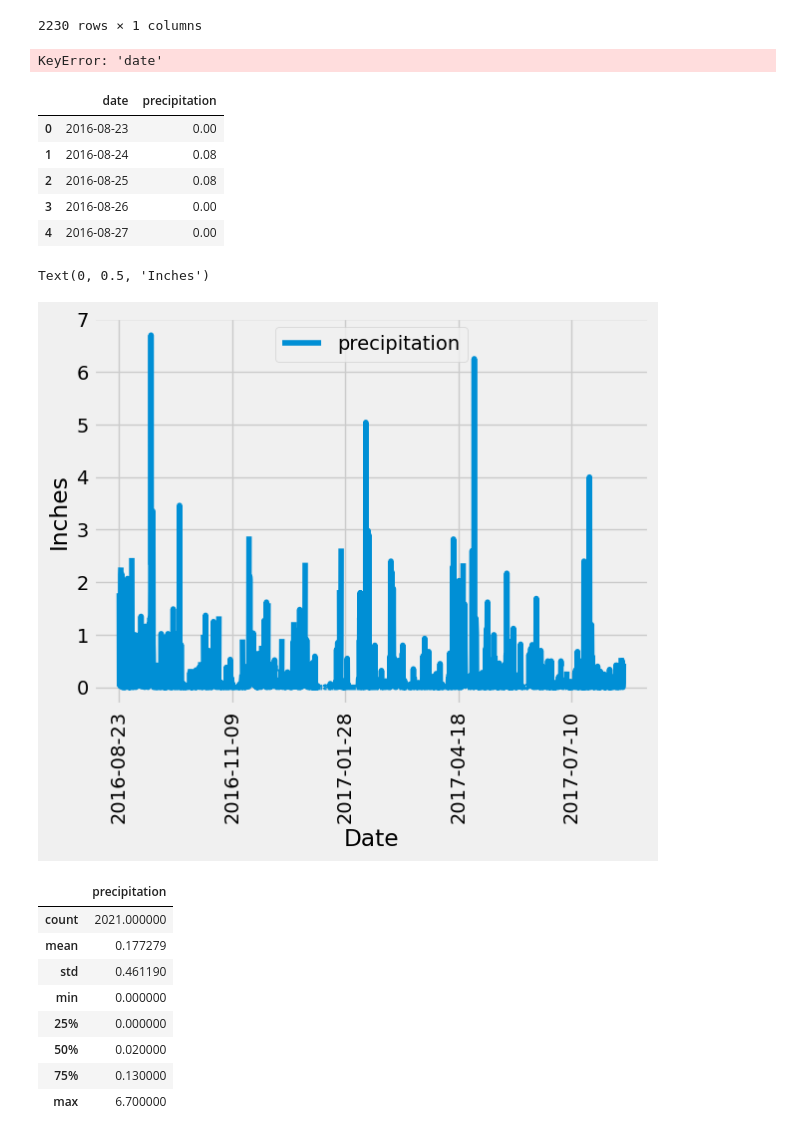
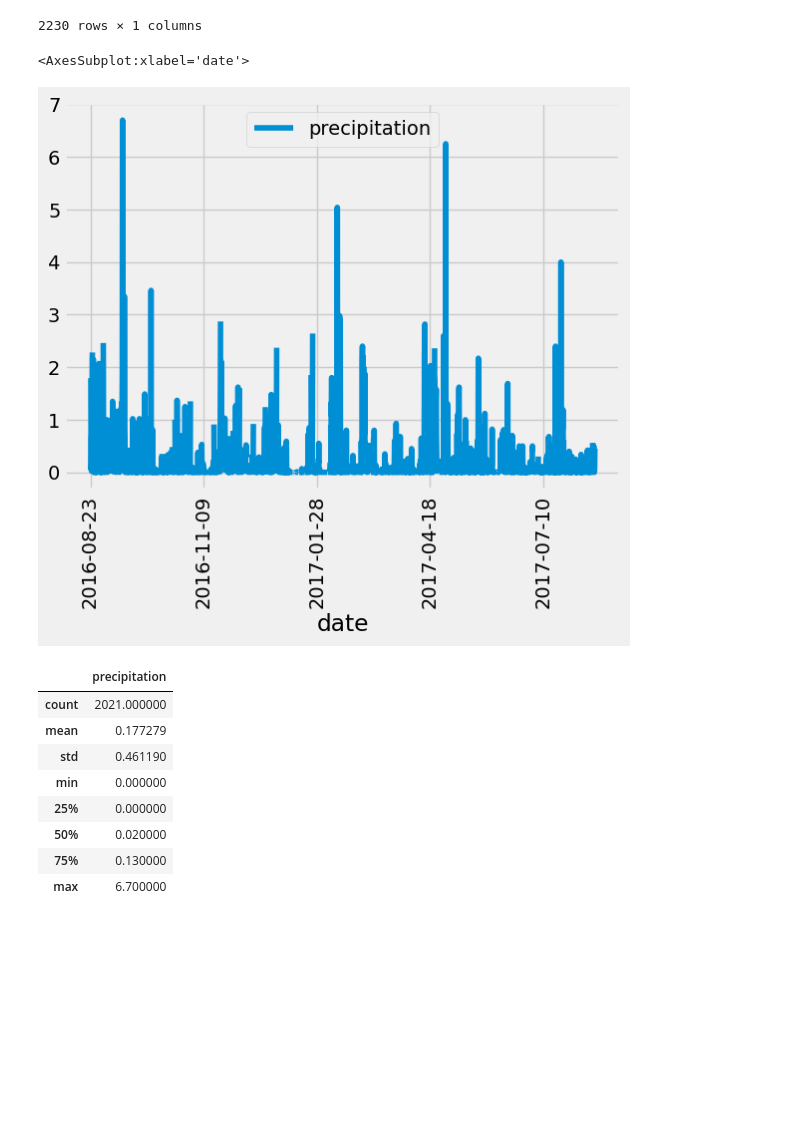
Before and after one commit to chikacoka/sqlalchemy-challenge, a Jupyter notebook: SurfsUp/climate_starter.ipynb, the cells around one changed output. Drawn from its saved outputs; the diff is of its cells as text; code cells hidden in the pictures; blank space fills up the shorter version.

```diff
--- a/SurfsUp/climate_starter.ipynb
+++ b/SurfsUp/climate_starter.ipynb
@@ -172,28 +174,9 @@ sort_by_date_df
 | 2017-08-23 | 0.45 |
 2230 rows × 1 columns
 # %%
-sort_by_date_df.plot(x= 'date',  y='precipitation', rot=90)
-plt.xlabel('Date')
-plt.ylabel('Inches')
+sort_by_date_df.reset_index().plot(x='date',  y='precipitation', rot=90)
 # %% [output]
-KeyError: 'date'
+<AxesSubplot:xlabel='date'>
+[figure, added]
-# %%
-# Sort the dataframe by date
-sort_prcp_df = prcp_df.sort_values("date")
-prcp_df.head()
-# %% [output]
-|  | date | precipitation |
-| 0 | 2016-08-23 | 0.00 |
-| 1 | 2016-08-24 | 0.08 |
-| 2 | 2016-08-25 | 0.08 |
-| 3 | 2016-08-26 | 0.00 |
-| 4 | 2016-08-27 | 0.00 |
-# %%
-sort_prcp_df.plot(x= "date",  y= 'precipitation', rot = 90)
-plt.xlabel('Date')
-plt.ylabel('Inches')
-# %% [output]
-Text(0, 0.5, 'Inches')
-[figure, removed]
 # %%
 # Use Pandas to print the summary statistics for the precipitation data.
```
Also changed, not shown: parts of 2 cells of this notebook, 2 other files.
